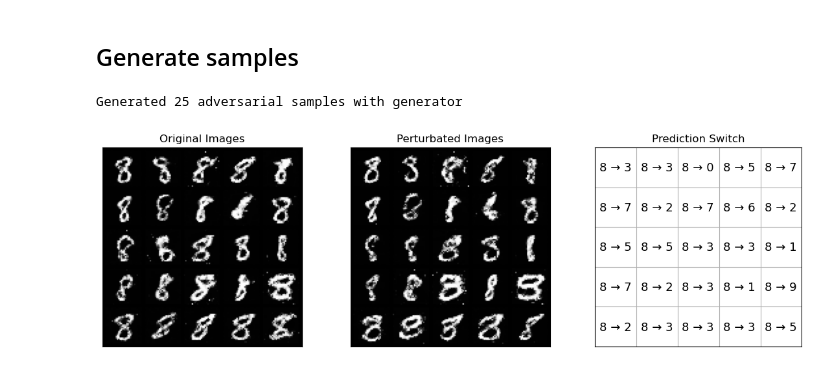
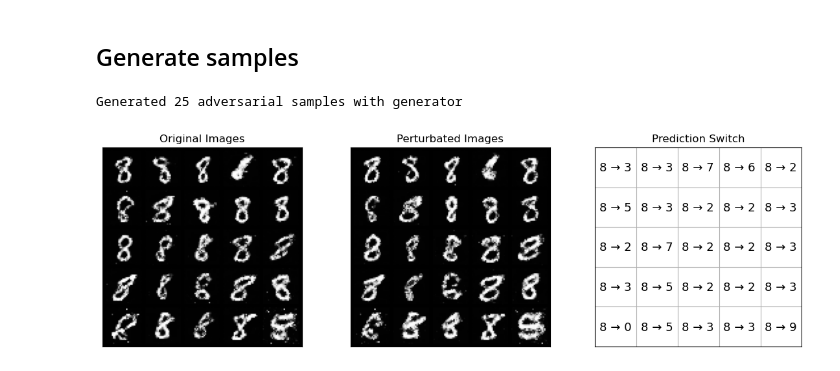
Before and after one commit to BaumSebastian/ALVA, a Jupyter notebook: examples/pipeline_example.ipynb, the cells around one changed output. Cells and saved outputs as stored; diff of their text form; code cells hidden in the pictures.

```diff
--- a/examples/pipeline_example.ipynb
+++ b/examples/pipeline_example.ipynb
@@ -31,7 +31,6 @@ torch.manual_seed(0)
 
 # Get the device for cuda optimization
 DEVICE = torch.device('cuda' if torch.cuda.is_available() else 'cpu')
-DEVICE = torch.device('cpu')
 
 # Load the classifier
 classifier = LeNet5()
@@ -47,10 +46,10 @@ generator.to(DEVICE)
 N_GENERATED_SAMPLES=25
 
 # Number of trials per epsilon before algorithm continues with higher perturbation or time out
-N_TIMEOUT = 1000
+N_TIMEOUT = 2000
 
 # Weighting factor of perturbation (between 0 and 1)
-EPSILON = 0.45
+EPSILON = 0.3
 
 # Target of class that will be created. In MNIST examples now samples will be generated for a number 1
 TARGET_CLASS = 8
@@ -60,15 +59,15 @@ TARGET = torch.LongTensor([TARGET_CLASS]).to(DEVICE)
 # %%
 # generate samples will return the noise (z), label (y) with the perturbated version with per_z and per_y
 generator.set_label(TARGET)
-classifier, generator, (z, y, per_z, per_y) = generate_samples(classifier, generator, DEVICE, TARGET, N_GENERATED_SAMPLES, EPSILON, N_TIMEOUT)
+z, y, per_z, per_y = generate_samples(classifier, generator, DEVICE, TARGET, N_GENERATED_SAMPLES, EPSILON, N_TIMEOUT)
 
 # To get the image of the number generate the images with the generator,
 x, per_x = generator(z).detach(), generator(per_z).detach()
 
 # Display the result
 print(f"Generated {len(z)} adversarial samples with generator")
 if len(z) >= 25:
     plot_prediction_switch(per_x, x, y, per_y)
 # %% [output]
 Generated 25 adversarial samples with generator
-[figure, old version]
+[figure, new version]
```
